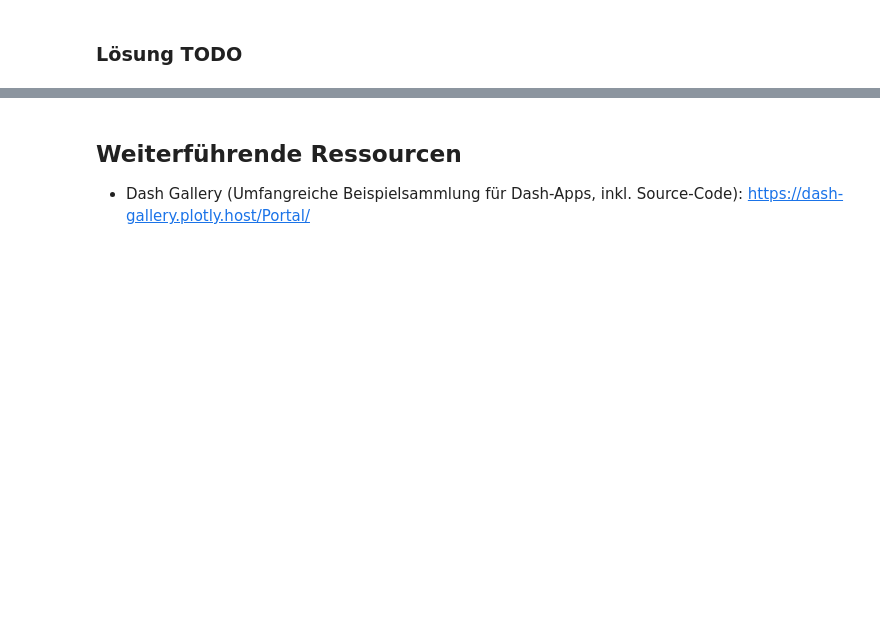
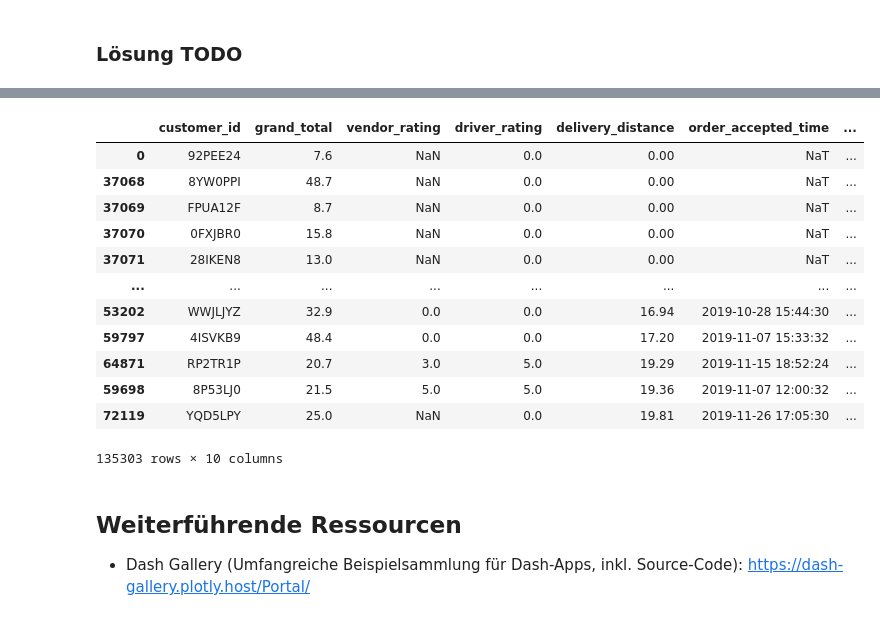
Before and after one commit to bettercodepaul/data-wrangling-workshop, a Jupyter notebook: dashBootstrapNotebook.ipynb, the cells around one changed output, grey strips where cells are left out. Cells and saved outputs as stored; diff of their text form; code cells hidden in the pictures; blank space fills up the shorter version.

```diff
--- a/dashBootstrapNotebook.ipynb
+++ b/dashBootstrapNotebook.ipynb
@@ -537,3 +648,20 @@ app.run_server(mode='inline')
+# %%
+#iris_updated.loc[iris_updated['sepal_length'].between(sepal_length_select[0],sepal_length_select[1])]
+orders.sort_values('delivery_distance')
+# %% [output]
+|  | customer_id | grand_total | vendor_rating | driver_rating | delivery_distance | order_accepted_time | ... |
+| 0 | 92PEE24 | 7.6 | NaN | 0.0 | 0.00 | NaT | ... |
+| 37068 | 8YW0PPI | 48.7 | NaN | 0.0 | 0.00 | NaT | ... |
+| 37069 | FPUA12F | 8.7 | NaN | 0.0 | 0.00 | NaT | ... |
+| 37070 | 0FXJBR0 | 15.8 | NaN | 0.0 | 0.00 | NaT | ... |
+| 37071 | 28IKEN8 | 13.0 | NaN | 0.0 | 0.00 | NaT | ... |
+| ... | ... | ... | ... | ... | ... | ... | ... |
+| 53202 | WWJLJYZ | 32.9 | 0.0 | 0.0 | 16.94 | 2019-10-28 15:44:30 | ... |
+| 59797 | 4ISVKB9 | 48.4 | 0.0 | 0.0 | 17.20 | 2019-11-07 15:33:32 | ... |
+| 64871 | RP2TR1P | 20.7 | 3.0 | 5.0 | 19.29 | 2019-11-15 18:52:24 | ... |
+| 59698 | 8P53LJ0 | 21.5 | 5.0 | 5.0 | 19.36 | 2019-11-07 12:00:32 | ... |
+| 72119 | YQD5LPY | 25.0 | NaN | 0.0 | 19.81 | 2019-11-26 17:05:30 | ... |
+135303 rows × 10 columns
 # %% [markdown]
 ## Weiterführende Ressourcen
 
```
Also changed, not shown: parts of 21 cells of this notebook.
